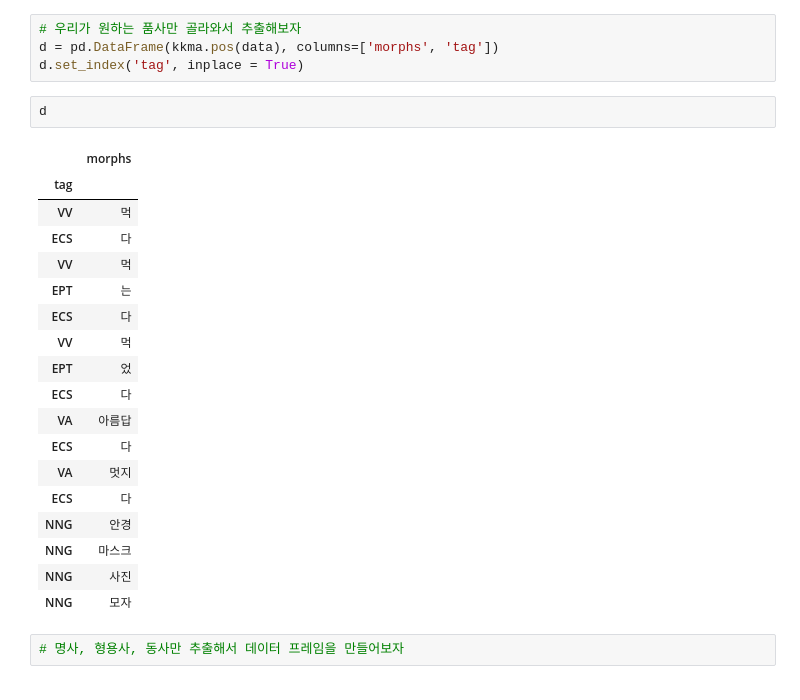
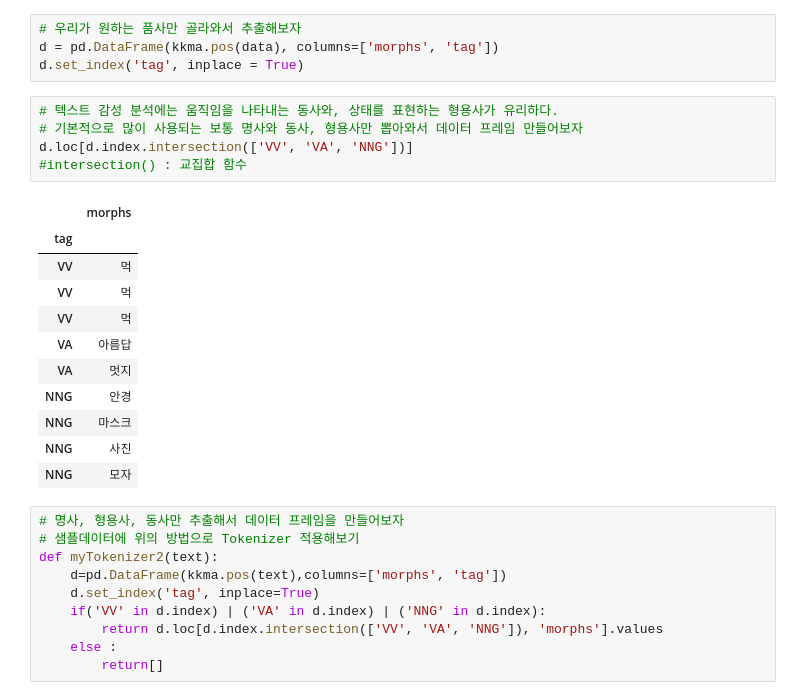
Before and after one commit to thstmddns/Smart-TIL, a Jupyter notebook: 머신러닝/ex08 네이버 영화리뷰 감성분석 실습. 텍스트 마이닝.ipynb, the cells around one changed output. Saved outputs shown, nothing was run; the diff lists cells and outputs as text.

```diff
--- a/머신러닝/ex08 네이버 영화리뷰 감성분석 실습. 텍스트 마이닝.ipynb
+++ b/머신러닝/ex08 네이버 영화리뷰 감성분석 실습. 텍스트 마이닝.ipynb
@@ -303,25 +303,29 @@ kkma.morphs(data)
 d = pd.DataFrame(kkma.pos(data), columns=['morphs', 'tag'])
 d.set_index('tag', inplace = True)
 # %%
-d
+# 텍스트 감성 분석에는 움직임을 나타내는 동사와, 상태를 표현하는 형용사가 유리하다.
+# 기본적으로 많이 사용되는 보통 명사와 동사, 형용사만 뽑아와서 데이터 프레임 만들어보자
+d.loc[d.index.intersection(['VV', 'VA', 'NNG'])]
+#intersection() : 교집합 함수
 # %% [output]
 |  | morphs |
 | tag |  |
 | VV | 먹 |
-| ECS | 다 |
 | VV | 먹 |
-| EPT | 는 |
-| ECS | 다 |
 | VV | 먹 |
-| EPT | 었 |
-| ECS | 다 |
 | VA | 아름답 |
-| ECS | 다 |
 | VA | 멋지 |
-| ECS | 다 |
 | NNG | 안경 |
 | NNG | 마스크 |
 | NNG | 사진 |
 | NNG | 모자 |
 # %%
 # 명사, 형용사, 동사만 추출해서 데이터 프레임을 만들어보자
+# 샘플데이터에 위의 방법으로 Tokenizer 적용해보기
+def myTokenizer2(text):
+    d=pd.DataFrame(kkma.pos(text),columns=['morphs', 'tag'])
+    d.set_index('tag', inplace=True)
+    if('VV' in d.index) | ('VA' in d.index) | ('NNG' in d.index):
+        return d.loc[d.index.intersection(['VV', 'VA', 'NNG']), 'morphs'].values
+    else :
+        return[]
```
Also changed, not shown: parts of 17 cells of this notebook, 1 other file.
